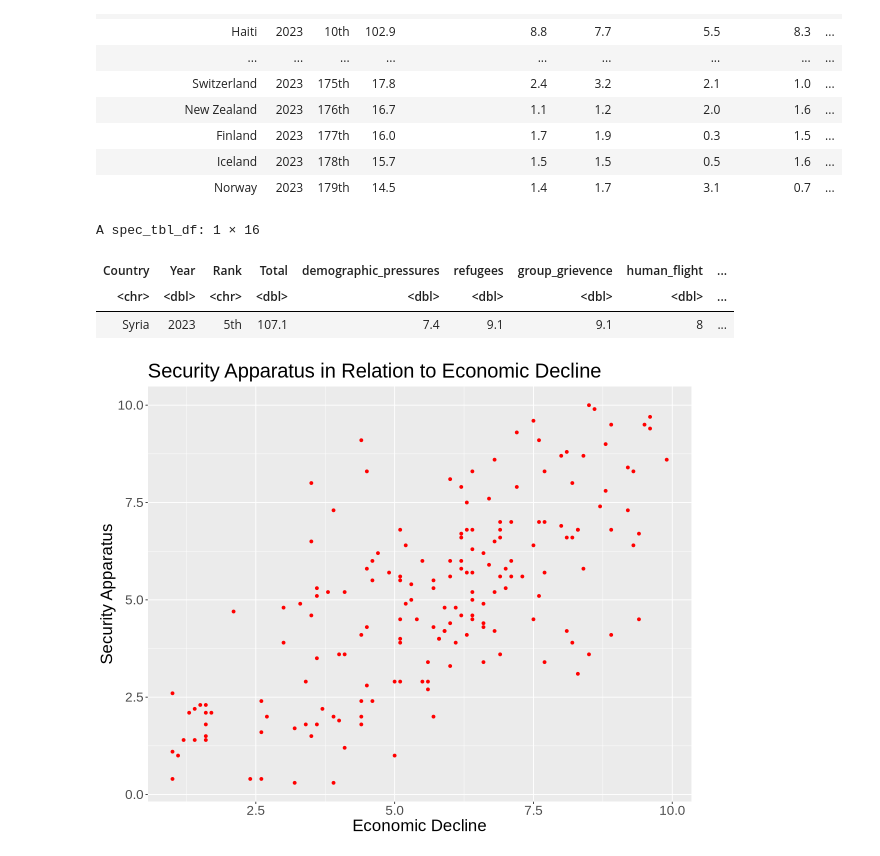
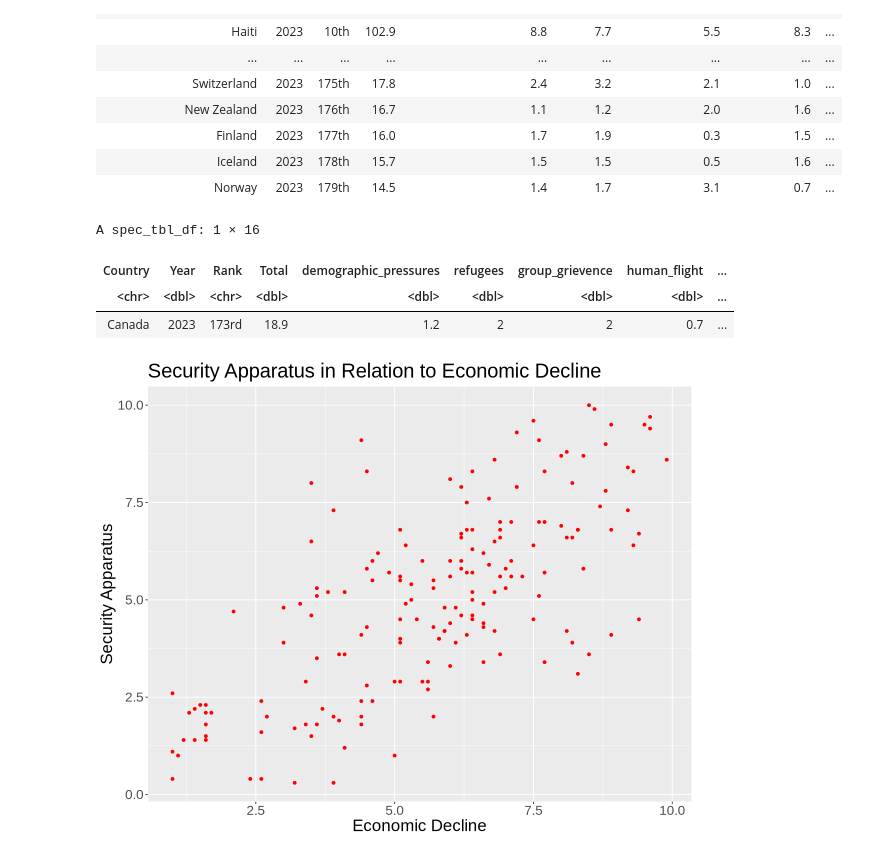
Before and after one commit to Emily-roberts0408/Group-27-DSCI-100-Project, a Jupyter notebook: Group_Proposal.ipynb, the cells around one changed output. Drawn from its saved outputs; the diff is of its cells as text; code cells hidden in the pictures.

```diff
--- a/Group_Proposal.ipynb
+++ b/Group_Proposal.ipynb
@@ -63,13 +63,13 @@ A spec_tbl_df: 179 × 16
 | Iceland | 2023 | 178th | 15.7 | 1.5 | 1.5 | 0.5 | 1.6 | ... |
 | Norway | 2023 | 179th | 14.5 | 1.4 | 1.7 | 3.1 | 0.7 | ... |
 # %%
-data_filtered <- filter(data, Rank == "5th")
+data_filtered <- filter(data, Rank == "173rd")
 data_filtered
 # %% [output]
 A spec_tbl_df: 1 × 16
 | Country | Year | Rank | Total | demographic_pressures | refugees | group_grievence | human_flight | ... |
 | <chr> | <dbl> | <chr> | <dbl> | <dbl> | <dbl> | <dbl> | <dbl> | ... |
-| Syria | 2023 | 5th | 107.1 | 7.4 | 9.1 | 9.1 | 8 | ... |
+| Canada | 2023 | 173rd | 18.9 | 1.2 | 2 | 2 | 0.7 | ... |
 # %%
 options(repr.plot.width = 10, repr.plot.height = 8)
 
```
Also changed, not shown: parts of 3 cells of this notebook.
